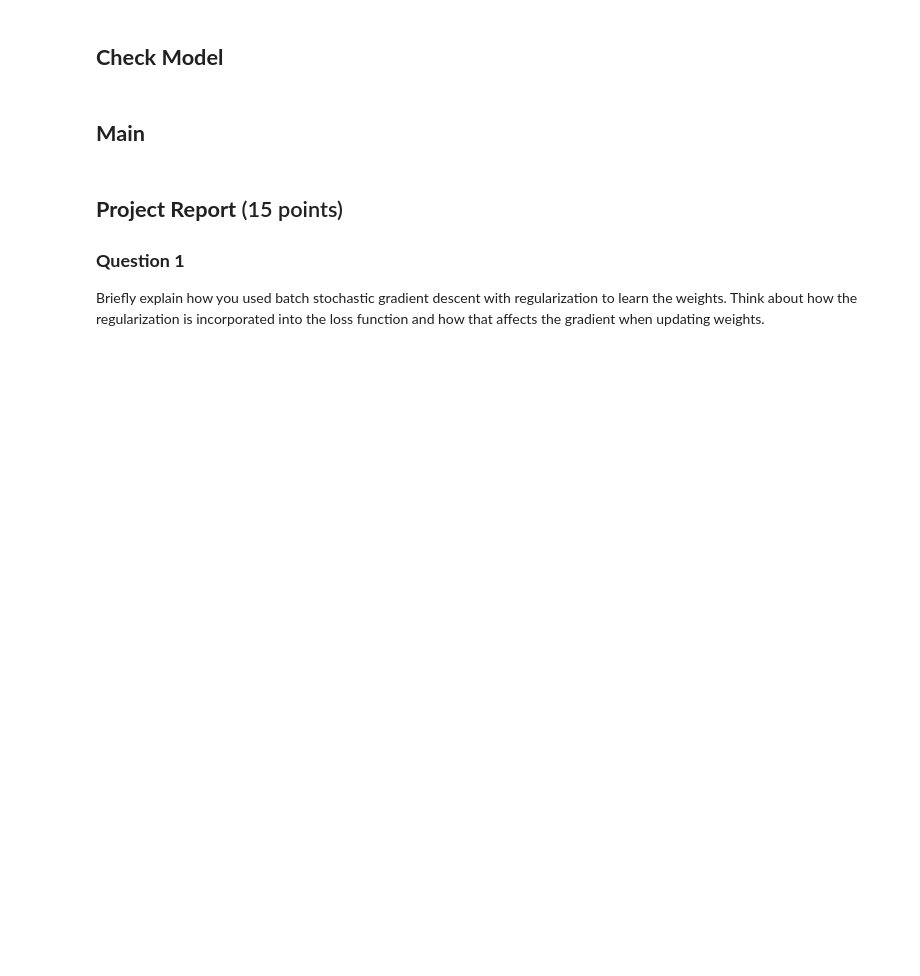
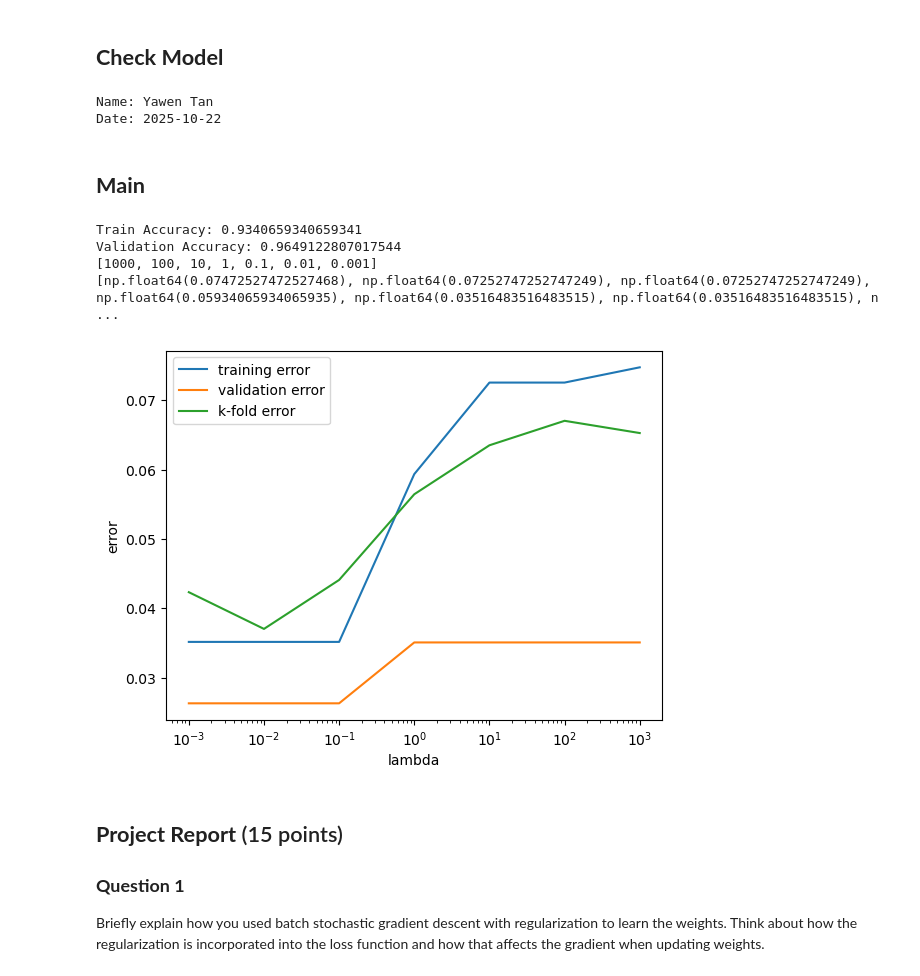
Before and after one commit to IsabellaTan/Brown-DATA2060-HW4, a Jupyter notebook: HW_04.ipynb, the cells around one changed output. Drawn from its saved outputs; the diff is of its cells as text; code cells hidden in the pictures; blank space fills up the shorter version.

```diff
--- a/HW_04.ipynb
+++ b/HW_04.ipynb
@@ -393,6 +496,11 @@ assert accuracy2 == .5
 
 from datetime import date
 #[TODO] Print your name and the date, using today function from date
+print('Name: Yawen Tan')
+print('Date:', date.today())
+# %% [output]
+Name: Yawen Tan
+Date: 2025-10-22
 # %% [markdown]
 ## **Main**
 # %%
@@ -409,35 +517,41 @@ def extract():
     X_val = np.append(X_val, np.ones((len(X_val), 1)), axis=1)
 
     return X_train, X_val, Y_train, Y_val
 
 def main():
     X_train, X_val, Y_train, Y_val = extract()
     X_train_val = np.concatenate((X_train, X_val))
     Y_train_val = np.concatenate((Y_train, Y_val))
 
     RR = RegularizedLogisticRegression()
     RR.train(X_train, Y_train)
     print('Train Accuracy: ' + str(RR.accuracy(X_train, Y_train)))
     print('Validation Accuracy: ' + str(RR.accuracy(X_val, Y_val)))
 
     #[TODO] Once implemented, uncomment the following lines of code and:
     # 1. implement runTrainTestValSplit to get the training and validation errors of our 70-15-15
     #    split to the original dataset
     # 2. implement runKFold to generate errors of each lambda, where k = 3 in this assignment
     # 3. call plotError to plot those errors with respect to lambdas
-    '''
+
     lambda_list = [1000, 100, 10, 1, 0.1, 0.01, 0.001]
     train_errors, val_errors = RR.runTrainTestValSplit(lambda_list, X_train, Y_train, X_val, Y_val)
     k_fold_errors = RR.runKFold(lambda_list, X_train_val, Y_train_val, 3)
     print(lambda_list)
     print(train_errors, val_errors, k_fold_errors)
     RR.plotError(lambda_list, train_errors, val_errors, k_fold_errors)
-    '''
+
 
 # Set random seeds. DO NOT CHANGE THIS IN YOUR FINAL SUBMISSION.
 np.random.seed(0)
 random.seed(0)
 main()
+# %% [output]
+Train Accuracy: 0.9340659340659341
+Validation Accuracy: 0.9649122807017544
+[1000, 100, 10, 1, 0.1, 0.01, 0.001]
+[np.float64(0.07472527472527468), np.float64(0.07252747252747249), np.float64(0.07252747252747249), np.float64(0.05934065934065935), np.float64(0.03516483516483515), np.float64(0.03516483516483515), n ...
+[figure, added]
 # %% [markdown]
 ## **Project Report** (15 points)
 
```
Also changed, not shown: parts of 6 cells of this notebook.
